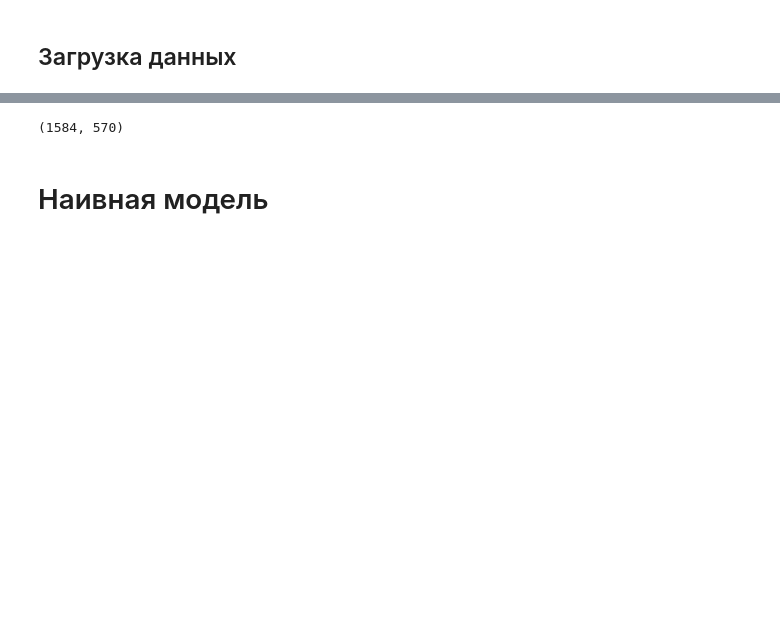
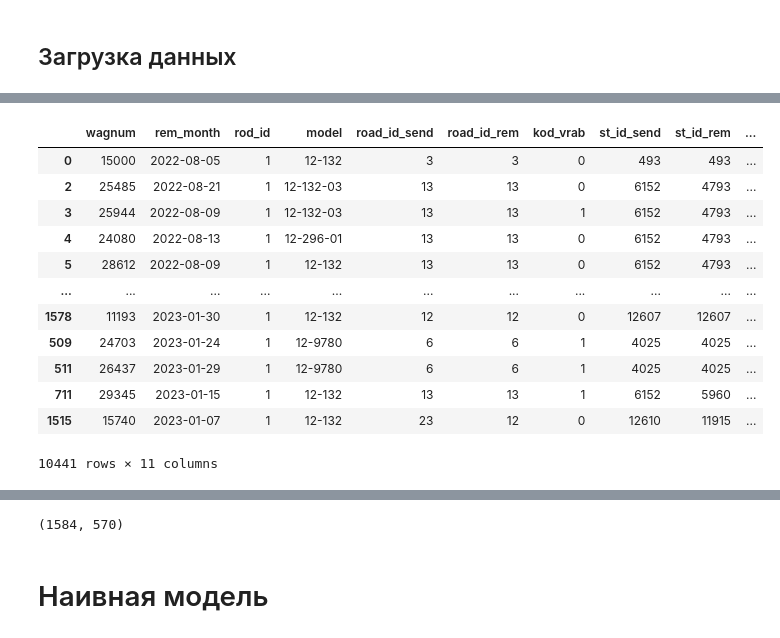
Before and after one commit to thehir0/DataWagon, a Jupyter notebook: train/task2_base_model.ipynb, the cells around one changed output, grey strips where cells are left out. Cells and saved outputs as stored; diff of their text form; code cells hidden in the pictures; blank space fills up the shorter version.

```diff
--- a/train/task2_base_model.ipynb
+++ b/train/task2_base_model.ipynb
@@ -23,0 +40,16 @@ tr_rem = pd.read_parquet(path_train + '/tr_rems.parquet').convert_dtypes()
+# %%
+pr_rem
+# %% [output]
+|  | wagnum | rem_month | rod_id | model | road_id_send | road_id_rem | kod_vrab | st_id_send | st_id_rem | ... |
+| 0 | 15000 | 2022-08-05 | 1 | 12-132 | 3 | 3 | 0 | 493 | 493 | ... |
+| 2 | 25485 | 2022-08-21 | 1 | 12-132-03 | 13 | 13 | 0 | 6152 | 4793 | ... |
+| 3 | 25944 | 2022-08-09 | 1 | 12-132-03 | 13 | 13 | 1 | 6152 | 4793 | ... |
+| 4 | 24080 | 2022-08-13 | 1 | 12-296-01 | 13 | 13 | 0 | 6152 | 4793 | ... |
+| 5 | 28612 | 2022-08-09 | 1 | 12-132 | 13 | 13 | 0 | 6152 | 4793 | ... |
+| ... | ... | ... | ... | ... | ... | ... | ... | ... | ... | ... |
+| 1578 | 11193 | 2023-01-30 | 1 | 12-132 | 12 | 12 | 0 | 12607 | 12607 | ... |
+| 509 | 24703 | 2023-01-24 | 1 | 12-9780 | 6 | 6 | 1 | 4025 | 4025 | ... |
+| 511 | 26437 | 2023-01-29 | 1 | 12-9780 | 6 | 6 | 1 | 4025 | 4025 | ... |
+| 711 | 29345 | 2023-01-15 | 1 | 12-132 | 13 | 13 | 1 | 6152 | 5960 | ... |
+| 1515 | 15740 | 2023-01-07 | 1 | 12-132 | 23 | 12 | 0 | 12610 | 11915 | ... |
+10441 rows × 11 columns
```
Also changed, not shown: parts of 5 cells of this notebook, 4 other files.
